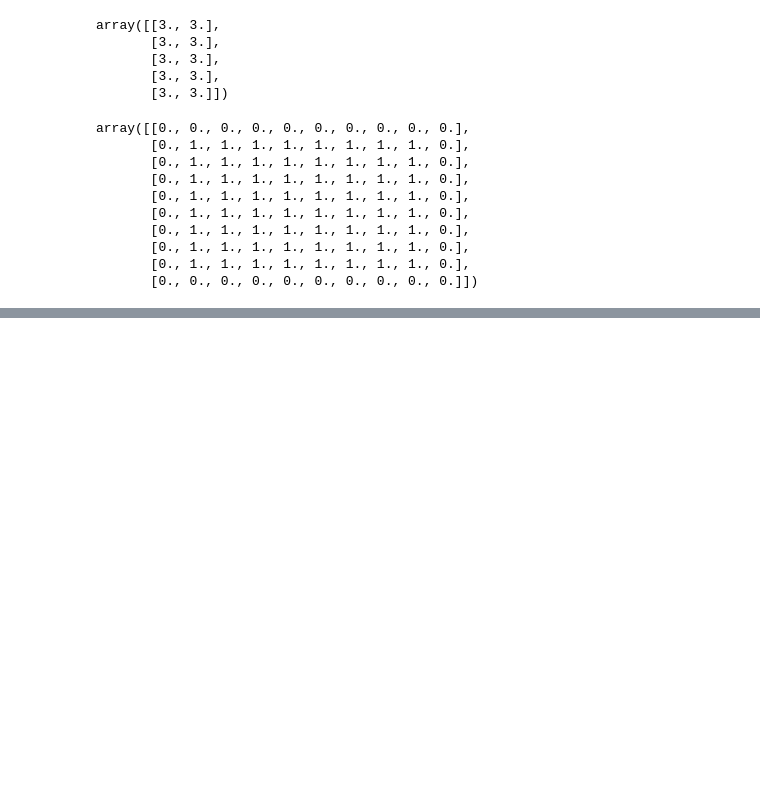
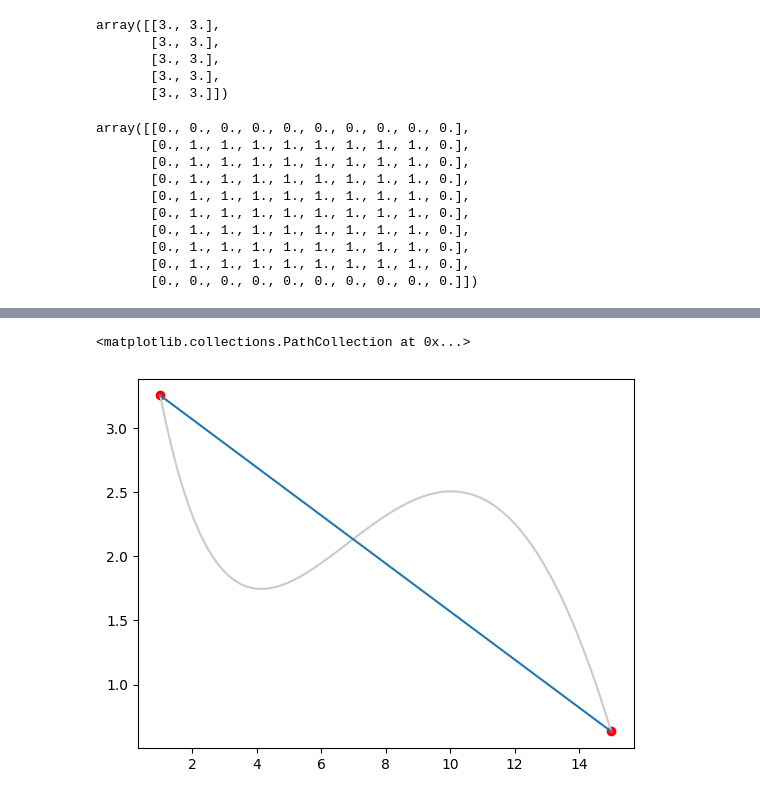
Before and after one commit to Redencon/6sem_speedrun, a Jupyter notebook: Lesson 16.ipynb, the cells around one changed output, grey strips where cells are left out. Cells and saved outputs as stored; diff of their text form; code cells hidden in the pictures; blank space fills up the shorter version.

```diff
--- a/Lesson 16.ipynb
+++ b/Lesson 16.ipynb
@@ -63,0 +125,25 @@ array([0.08162611, 0.23425982, 0.28371661, 0.31162257, 0.40904506,
+# %%
+x1 = np.array([1, 15])
+y1 = f(x1)
+
+# w1 * x + w2 = y
+
+# A = (x + E)
+
+def gen_A(x):
+    return np.array([x**i for i in range(len(x))]).T
+
+def w_resolve(x, w):
+    return sum([x**i * wi for i, wi in enumerate(w)])
+
+A1 = gen_A(x1)
+b1 = y1
+
+w1 = np.linalg.solve(A1 , b1)
+
+plt.plot(x, y, color="#cacaca")
+plt.plot(x, w_resolve(x, w1))
+plt.scatter(x1, y1, color='r')
+# %% [output]
+<matplotlib.collections.PathCollection at 0x...>
+[figure, added]
```
Also changed, not shown: parts of 14 cells of this notebook, 1 other file.
